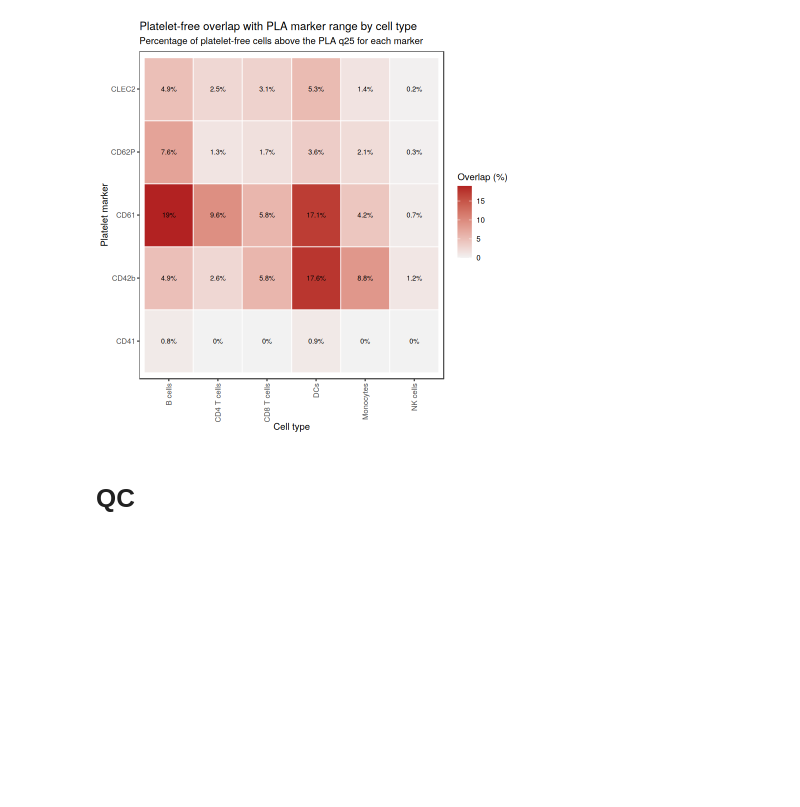
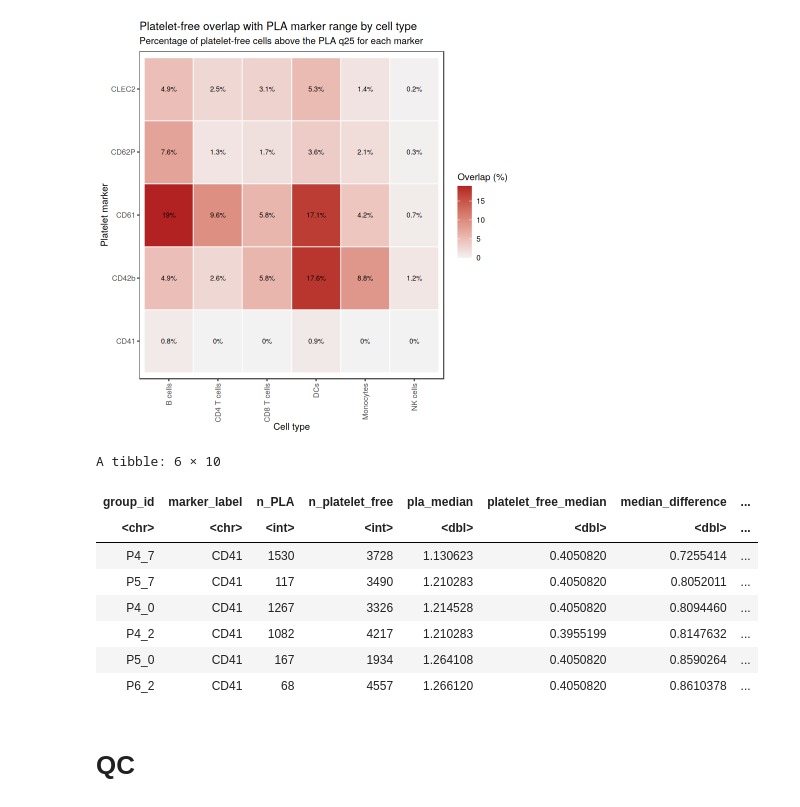
Before and after one commit to auredersch/FoPra_PLAs, a Jupyter notebook: src/gating_automation/01_PLA_ADT_QC.ipynb, the cells around one changed output. Drawn from its saved outputs; the diff is of its cells as text; code cells hidden in the pictures; blank space fills up the shorter version.

```diff
--- a/src/gating_automation/01_PLA_ADT_QC.ipynb
+++ b/src/gating_automation/01_PLA_ADT_QC.ipynb
@@ -729,6 +741,18 @@ ggsave(
 )
 # %% [output]
 [figure]
+# %%
+head(sample_marker_qc)
+# %% [output]
+A tibble: 6 × 10
+| group_id | marker_label | n_PLA | n_platelet_free | pla_median | platelet_free_median | median_difference | ... |
+| <chr> | <chr> | <int> | <int> | <dbl> | <dbl> | <dbl> | ... |
+| P4_7 | CD41 | 1530 | 3728 | 1.130623 | 0.4050820 | 0.7255414 | ... |
+| P5_7 | CD41 | 117 | 3490 | 1.210283 | 0.4050820 | 0.8052011 | ... |
+| P4_0 | CD41 | 1267 | 3326 | 1.214528 | 0.4050820 | 0.8094460 | ... |
+| P4_2 | CD41 | 1082 | 4217 | 1.210283 | 0.3955199 | 0.8147632 | ... |
+| P5_0 | CD41 | 167 | 1934 | 1.264108 | 0.4050820 | 0.8590264 | ... |
+| P6_2 | CD41 | 68 | 4557 | 1.266120 | 0.4050820 | 0.8610378 | ... |
 # %% [markdown]
 # QC
 # %%
```
Also changed, not shown: parts of 7 cells of this notebook.
